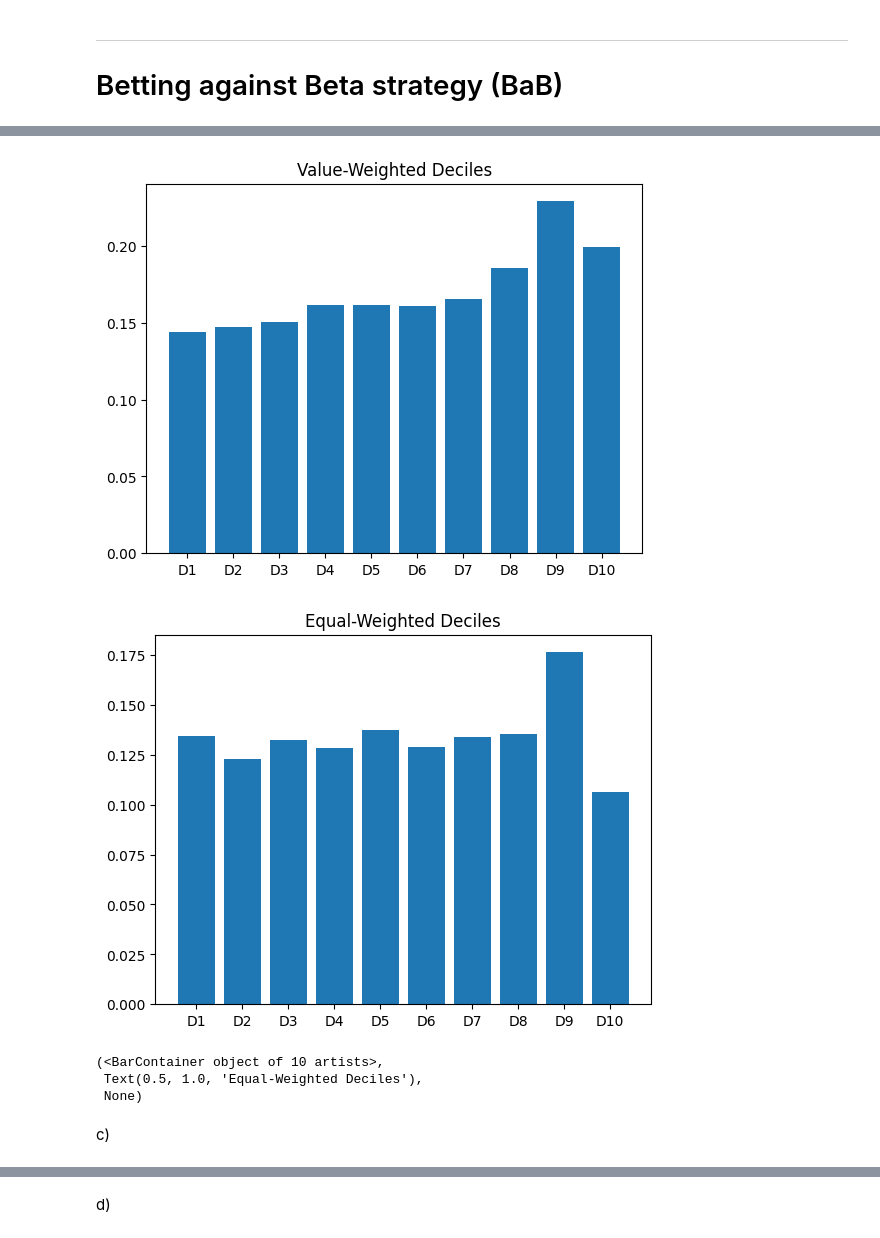
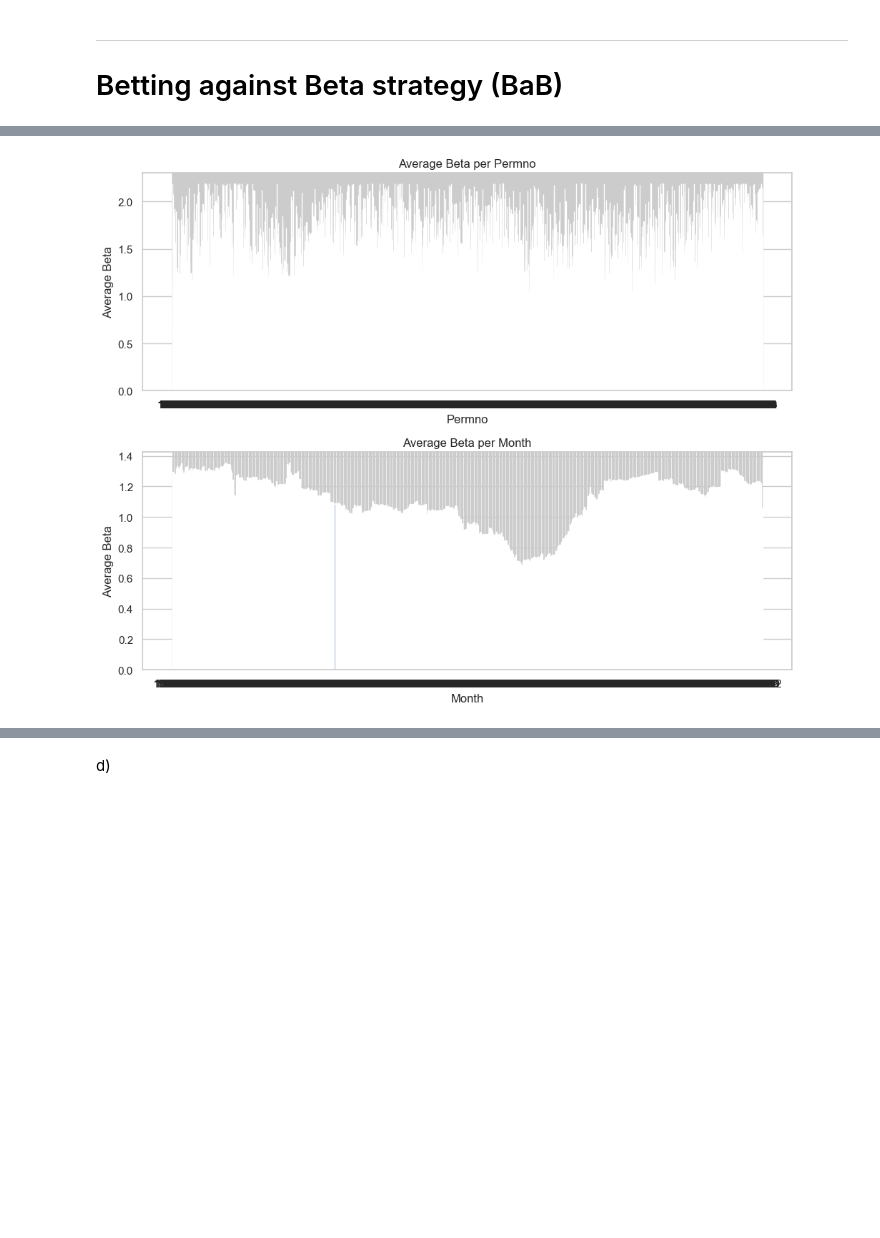
Before and after one commit to Marc-antoineallard74/Investments_project2024, a Jupyter notebook: source/section3.ipynb, the cells around one changed output, grey strips where cells are left out. Cells and saved outputs as stored; diff of their text form; code cells hidden in the pictures; blank space fills up the shorter version.

```diff
--- a/source/section3.ipynb
+++ b/source/section3.ipynb
@@ -91,12 +69,0 @@ ew_ret_mean = ret_ew.groupby('beta_Q')['Rn'].mean()
-# %%
-# 5. Plot Histogram
-plt.bar(['D'+ str(x) for x in np.arange(1,11)], vw_ret_mean*12),plt.title('Value-Weighted Deciles'),plt.show()
-plt.bar(['D'+ str(x) for x in np.arange(1,11)], ew_ret_mean*12),plt.title('Equal-Weighted Deciles'), plt.show()
-# %% [output]
-[figure, removed]
-[figure, removed]
-(<BarContainer object of 10 artists>,
- Text(0.5, 1.0, 'Equal-Weighted Deciles'),
- None)
-# %% [markdown]
-c)
@@ -102,0 +72,27 @@ c)
+# %%
+import pandas as pd
+data = pd.read_parquet('data/slow_part.parquet')
+# %%
+df = data
+average_beta_permno = df.groupby('permno')['beta'].mean()
+
+df['month'] = df['date'].dt.to_period('M')
+average_beta_month = df.groupby('month')['beta'].mean()
+average_beta_month_sorted = average_beta_month.sort_index()
+
+fig, axs = plt.subplots(2, 1, figsize=(10, 8))
+
+axs[0].bar(average_beta_permno.index.astype(str), average_beta_permno)
+axs[0].set_title('Average Beta per Permno')
+axs[0].set_xlabel('Permno')
+axs[0].set_ylabel('Average Beta')
+
+axs[1].bar(average_beta_month_sorted.index.astype(str), average_beta_month_sorted)
+axs[1].set_title('Average Beta per Month')
+axs[1].set_xlabel('Month')
+axs[1].set_ylabel('Average Beta')
+
+plt.tight_layout()
+plt.show()
+# %% [output]
+[figure, added]
```
Also changed, not shown: parts of 24 cells of this notebook, 4 other files.
